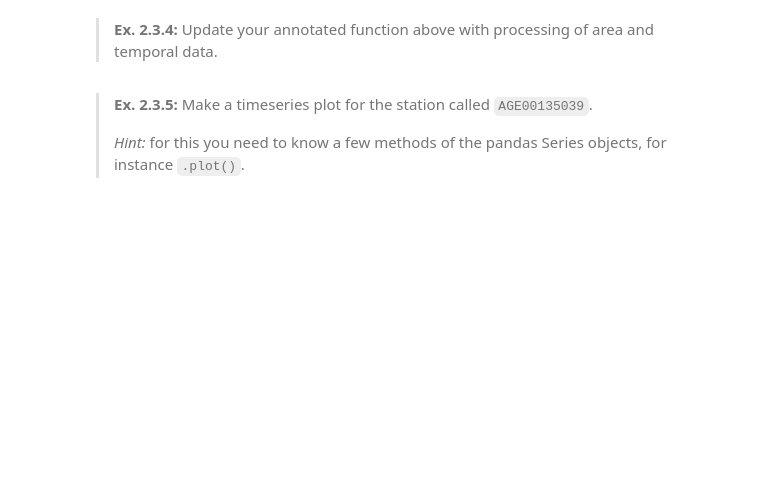
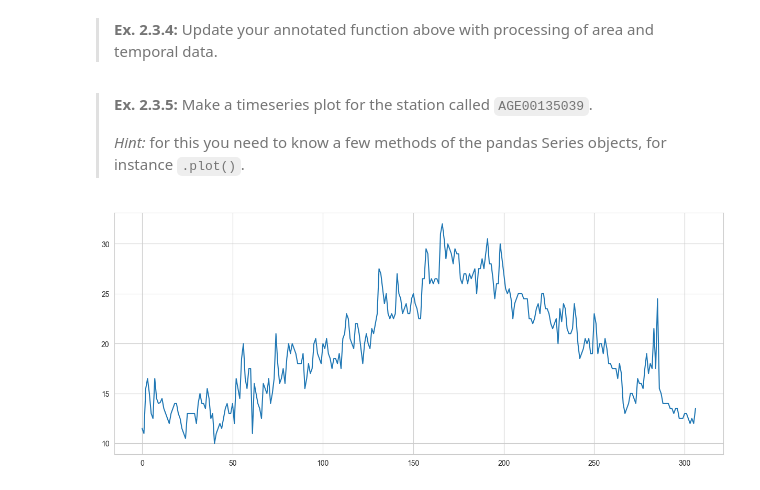
Before and after one commit to Kelvin-xing/isds2023, a Jupyter notebook: teaching_materials/module_2/module_2_exercises_ans.ipynb, the cells around one changed output. Saved outputs shown, nothing was run; the diff lists cells and outputs as text; code cells hidden in the pictures; blank space fills up the shorter version.

```diff
--- a/teaching_materials/module_2/module_2_exercises_ans.ipynb
+++ b/teaching_materials/module_2/module_2_exercises_ans.ipynb
@@ -253,0 +314,23 @@ load_weather(1863)
+# %%
+import pandas as pd
+def load_weather(year):
+
+    url = f"ftp://ftp.ncdc.noaa.gov/pub/data/ghcn/daily/by_year/{year}.csv.gz"
+
+    ## load data
+    df_weather = pd.read_csv(url,
+                             header=None)\
+                    .iloc[:,:4]
+
+    # Structuring
+    df_out = df_weather\
+            .rename(columns =  {0: 'station', 1: 'datetime', 2: 'obs_type', 3: 'obs_value'})\
+            .query("obs_type == 'TMAX'")\
+            .assign(obs_value = lambda df: df['obs_value']/10)\
+            .sort_values(by=['station', 'datetime'])\
+            .reset_index(drop=True)\
+            .copy()
+
+    return df_out
+
+load_weather(1863)
@@ -309,4 +436,8 @@ raise NotImplementedError()
 > _Hint:_ for this you need to know a few methods of the pandas Series objects, for instance `.plot()`.
 # %%
 # YOUR CODE HERE
-raise NotImplementedError()
+# raise NotImplementedError()
+load_weather(1863).query("station=='AGE00135039'").obs_value.plot(figsize=[15,6])
+plt.show()
+# %% [output]
+[figure, added]
```
Also changed, not shown: parts of 25 cells of this notebook, 3 other files.
